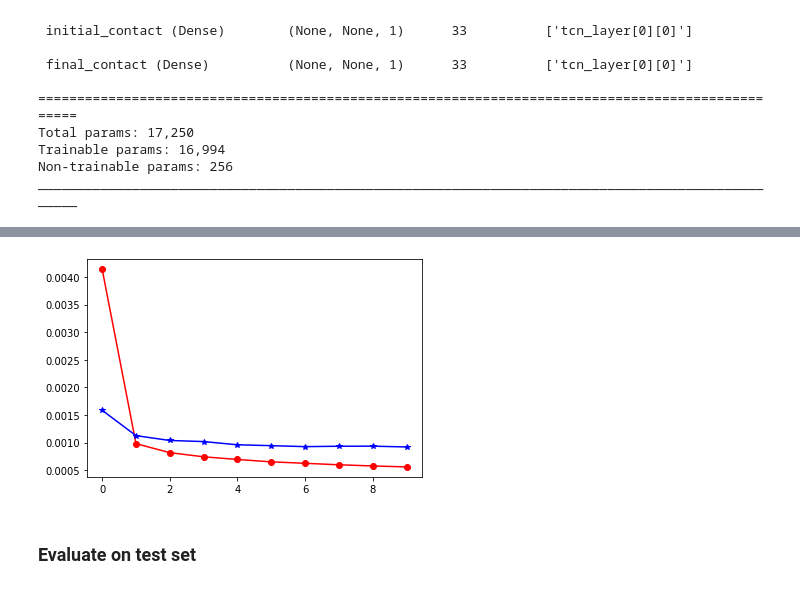
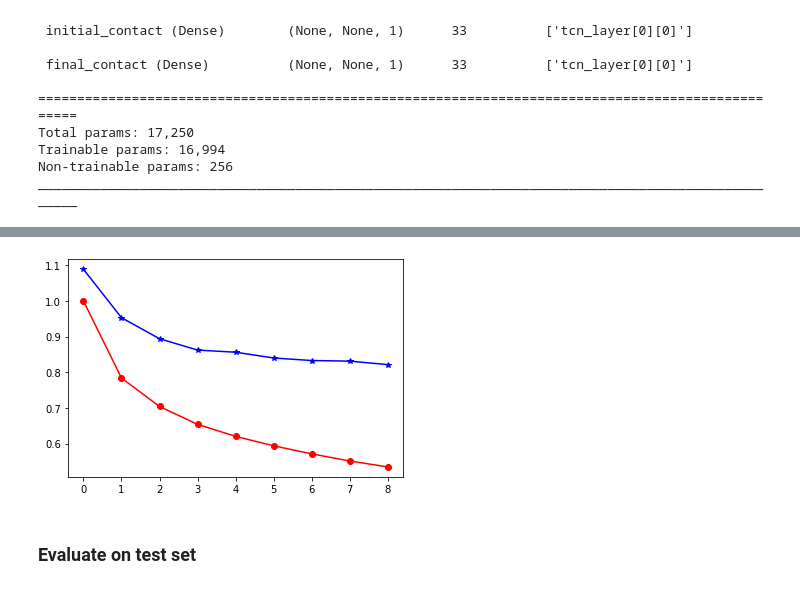
Before and after one commit to rmndrs89/my-gait-events-tcn, a Jupyter notebook: keepcontrol.ipynb, the cells around one changed output, grey strips where cells are left out. Saved outputs shown, nothing was run; the diff lists cells and outputs as text; code cells hidden in the pictures.

```diff
--- a/keepcontrol.ipynb
+++ b/keepcontrol.ipynb
@@ -72,17 +72,6 @@ INPUT_DIM = train_data.shape[-1]
 CLASS_NAMES = list(train_targets.keys())
 # LOSS_FN = keras.losses.MeanSquaredError()
 LOSS_FN = MyWeightedMeanSquaredError(0.05)
-# %%
-import tensorflow as tf
-import tensorflow.keras.backend as K
-class MyWeightedMeanSquaredError(tf.keras.losses.Loss):
-    def __init__(self, weights=0.01):
-        super().__init__()
-        self.weights = weights
-
-    def call(self, y_true, y_pred):
-        loss = K.mean(K.mean(K.square(y_pred - y_true)) * (y_true + self.weights), axis=-1)
-        return loss
 # %%
 model = build_model(
     input_dim=INPUT_DIM,
@@ -143,10 +132,10 @@ Epoch 10/10
 # %%
 fig, ax = plt.subplots(1, 1)
-ax.plot(history.history["loss"], 'ro-', label='training')
-ax.plot(history.history["val_loss"], 'b*-', label="validation")
+ax.plot([history.history["loss"][i]/history.history["loss"][1] for i in range(1, len(history.history["loss"]))], 'ro-', label='training')
+ax.plot([history.history["val_loss"][i]/history.history["loss"][1] for i in range(1, len(history.history["loss"]))], 'b*-', label="validation")
 plt.show()
 # %% [output]
-[figure, old version]
+[figure, new version]
 # %% [markdown]
 ### Evaluate on test set
 # %%
```
Also changed, not shown: parts of 5 cells of this notebook.
